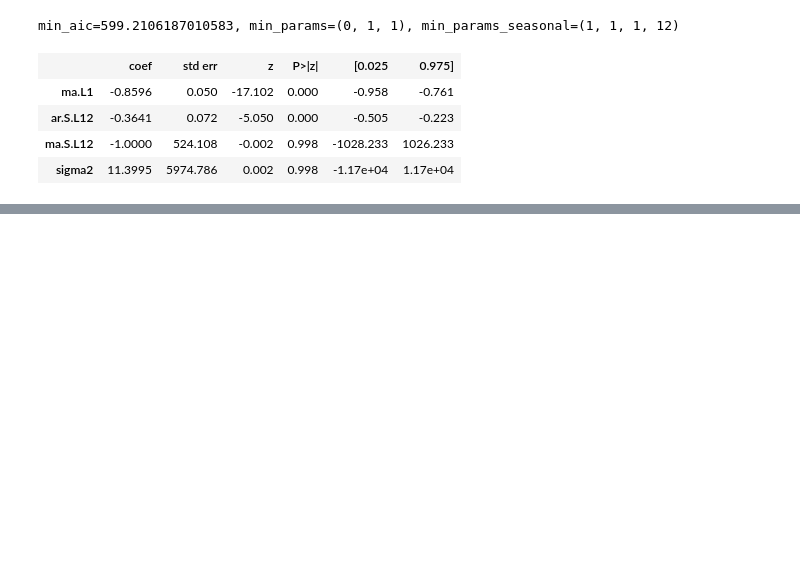
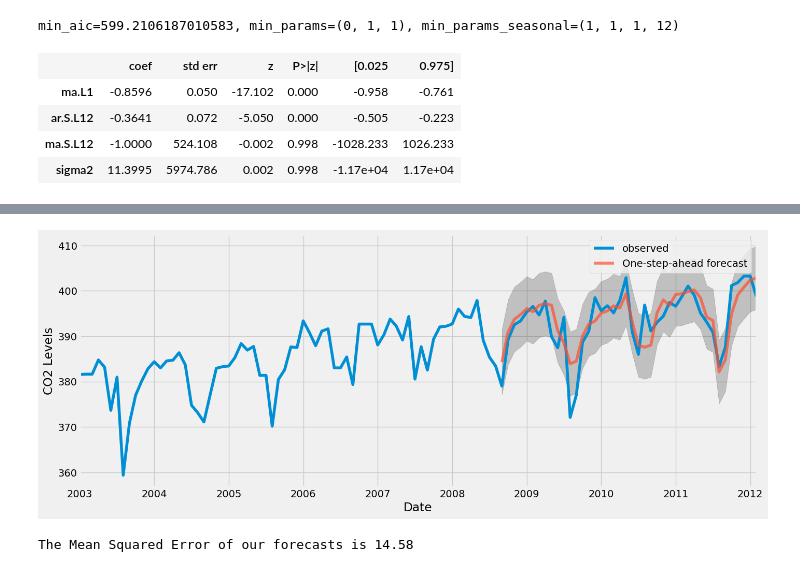
Before and after one commit to mJekal/CO_Data_Anaylsis, a Jupyter notebook: CO2_2001-2011.ipynb, the cells around one changed output, grey strips where cells are left out. Cells and saved outputs as stored; diff of their text form; code cells hidden in the pictures; blank space fills up the shorter version.

```diff
--- a/CO2_2001-2011.ipynb
+++ b/CO2_2001-2011.ipynb
@@ -129,0 +132,28 @@ plt.show()
+# %%
+pred = results.get_prediction(start=pd.to_datetime('2008-09-30'), dynamic=False)
+pred_ci = pred.conf_int()
+# %%
+ax = dt['2003':].plot(label='observed', figsize=(15, 6))
+pred.predicted_mean.plot(ax=ax, label='One-step-ahead forecast', alpha=0.7)
+
+ax.fill_between(
+    pred_ci.index,
+    pred_ci.iloc[:, 0],
+    pred_ci.iloc[:, 1],
+    color='k',
+    alpha=0.2)
+
+ax.set_xlabel('Date')
+ax.set_ylabel('CO2 Levels')
+plt.legend()
+plt.show()
+# %% [output]
+[figure, added]
+# %%
+y_forecasted = pred.predicted_mean
+y_truth = dt['2008-09-30':]
+
+mse = ((y_forecasted - y_truth) ** 2).mean()
+print('The Mean Squared Error of our forecasts is {}'.format(round(mse, 2)))
+# %% [output]
+The Mean Squared Error of our forecasts is 14.58
```
Also changed, not shown: parts of 9 cells of this notebook.
